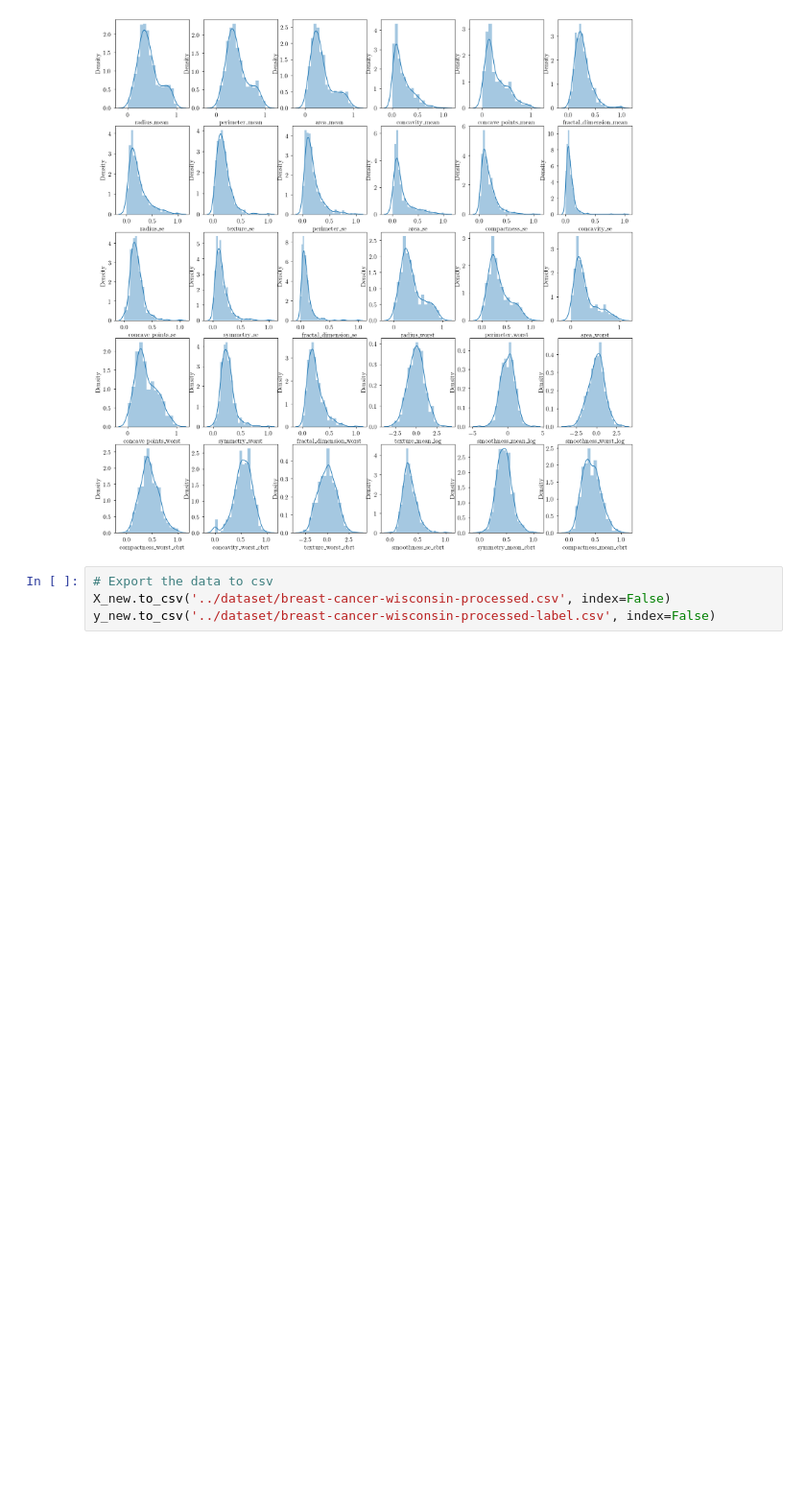
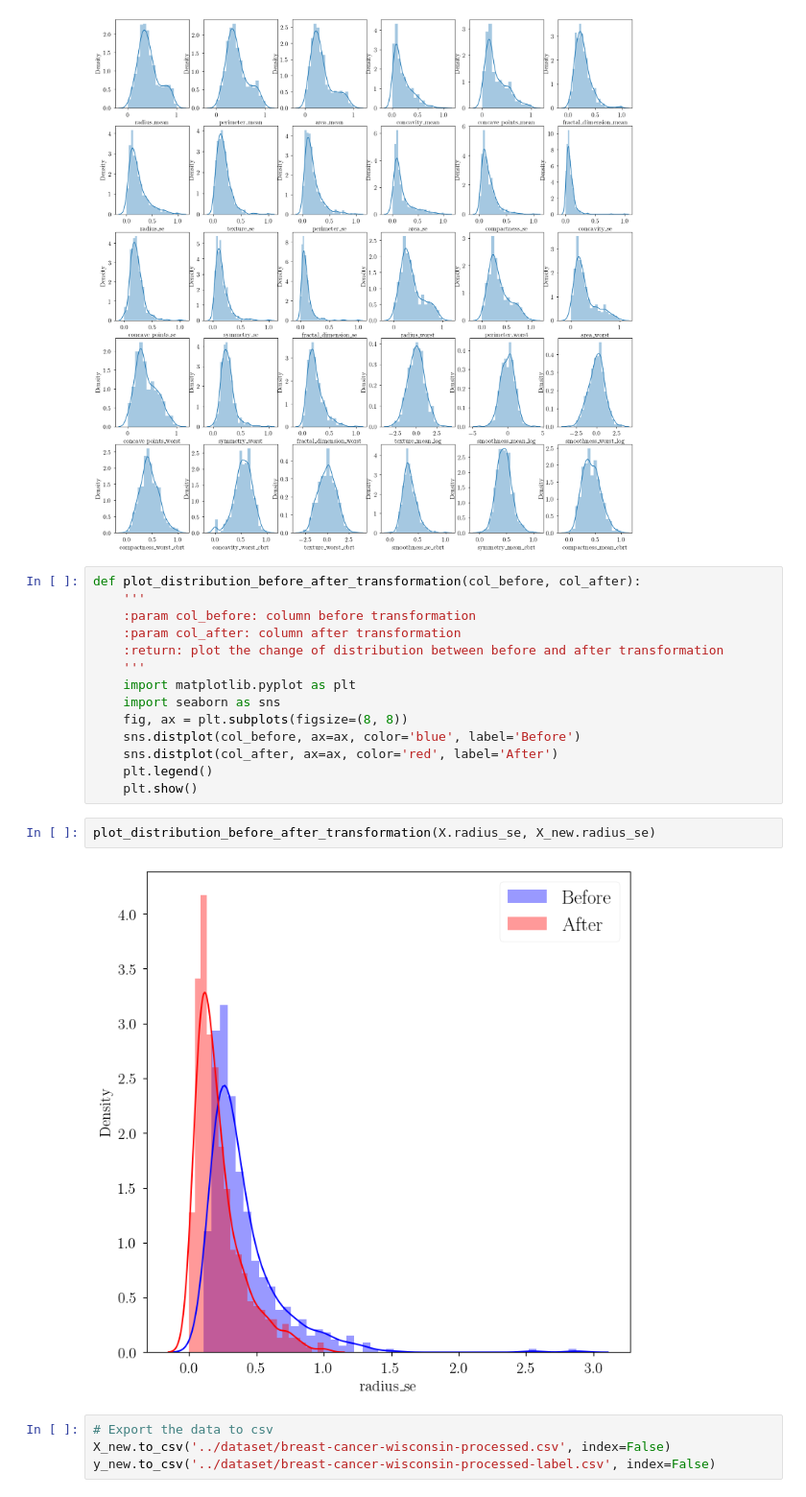
Before and after one commit to qlinhta/BreastCancerDiagnostic, a Jupyter notebook: Notebooks/data_preprocessing.ipynb, the cells around one changed output. Shown at 96% size. Drawn from its saved outputs; the diff is of its cells as text; blank space fills up the shorter version.

Commit message:
Update :: Modification @ Waterfall plot

```diff
--- a/Notebooks/data_preprocessing.ipynb
+++ b/Notebooks/data_preprocessing.ipynb
@@ -157,6 +157,24 @@ plt.savefig('../plots/distribution_normalized_standardized.png')
 plt.show()
 # %% [output]
 [figure]
+# %%
+def plot_distribution_before_after_transformation(col_before, col_after):
+    '''
+    :param col_before: column before transformation
+    :param col_after: column after transformation
+    :return: plot the change of distribution between before and after transformation
+    '''
+    import matplotlib.pyplot as plt
+    import seaborn as sns
+    fig, ax = plt.subplots(figsize=(8, 8))
+    sns.distplot(col_before, ax=ax, color='blue', label='Before')
+    sns.distplot(col_after, ax=ax, color='red', label='After')
+    plt.legend()
+    plt.show()
+# %%
+plot_distribution_before_after_transformation(X.radius_se, X_new.radius_se)
+# %% [output]
+[figure, added]
 # %%
 # Export the data to csv
 X_new.to_csv('../dataset/breast-cancer-wisconsin-processed.csv', index=False)
```
Also changed, not shown: 11 other files.
